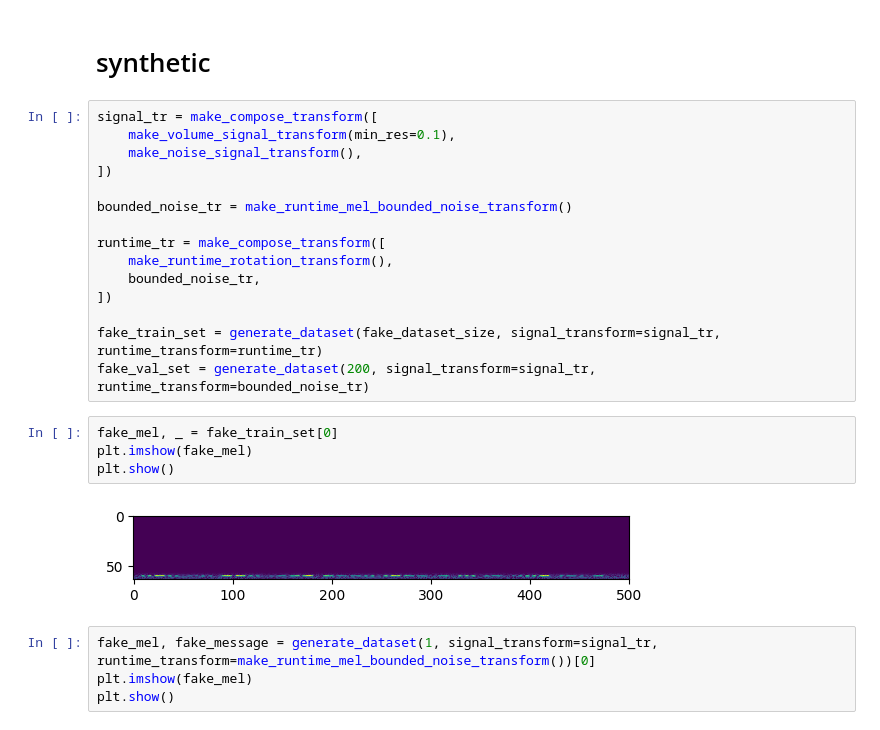
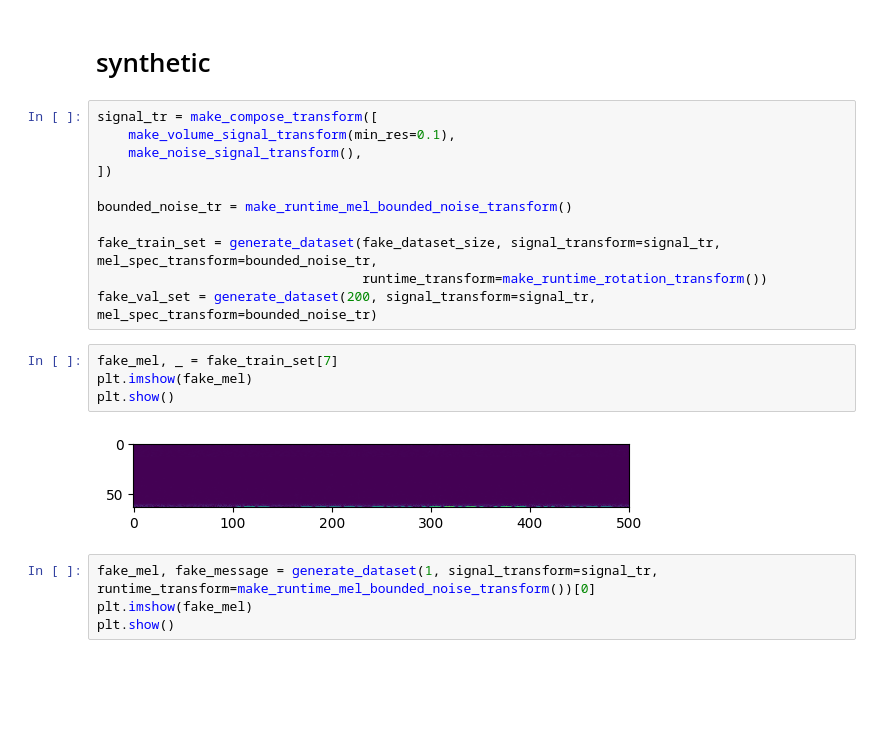
Before and after one commit to SwedishSquid/KC25_morse, a Jupyter notebook: src/fresh_start.ipynb, the cells around one changed output. Drawn from its saved outputs; the diff is of its cells as text; blank space fills up the shorter version.

Commit message:
add mel_spec_transform to dataset generation -> so bounded noise may be added in generation time

```diff
--- a/src/fresh_start.ipynb
+++ b/src/fresh_start.ipynb
@@ -52,19 +52,15 @@ signal_tr = make_compose_transform([
 
 bounded_noise_tr = make_runtime_mel_bounded_noise_transform()
 
-runtime_tr = make_compose_transform([
-    make_runtime_rotation_transform(),
-    bounded_noise_tr,
-])
-
-fake_train_set = generate_dataset(fake_dataset_size, signal_transform=signal_tr, runtime_transform=runtime_tr)
-fake_val_set = generate_dataset(200, signal_transform=signal_tr, runtime_transform=bounded_noise_tr)
+fake_train_set = generate_dataset(fake_dataset_size, signal_transform=signal_tr, mel_spec_transform=bounded_noise_tr,
+                                  runtime_transform=make_runtime_rotation_transform())
+fake_val_set = generate_dataset(200, signal_transform=signal_tr, mel_spec_transform=bounded_noise_tr)
 # %%
-fake_mel, _ = fake_train_set[0]
+fake_mel, _ = fake_train_set[7]
 plt.imshow(fake_mel)
 plt.show()
 # %% [output]
-[figure, old version]
+[figure, new version]
 # %%
 fake_mel, fake_message = generate_dataset(1, signal_transform=signal_tr, runtime_transform=make_runtime_mel_bounded_noise_transform())[0]
 plt.imshow(fake_mel)
```
Also changed, not shown: 1 other file.
